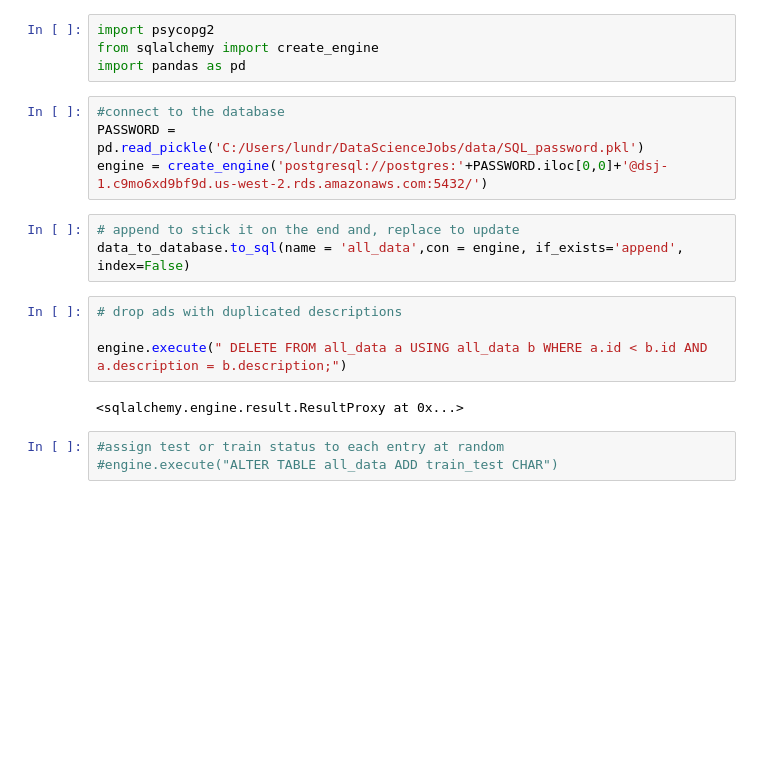
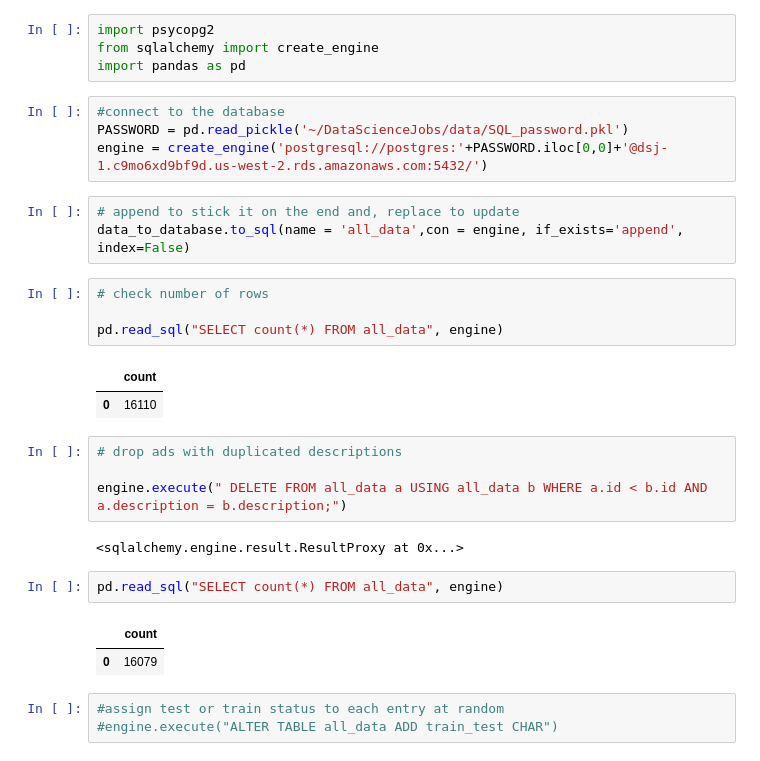
Before and after one commit to jamobe/DataScienceJobs, a Jupyter notebook: SQL/DatabaseAdditionsWorkflow.ipynb, the cells around one changed output. Saved outputs shown, nothing was run; the diff lists cells and outputs as text; blank space fills up the shorter version.

```diff
--- a/SQL/DatabaseAdditionsWorkflow.ipynb
+++ b/SQL/DatabaseAdditionsWorkflow.ipynb
@@ -10,17 +10,29 @@ from sqlalchemy import create_engine
 import pandas as pd
 # %%
 #connect to the database
-PASSWORD = pd.read_pickle('C:/Users/lundr/DataScienceJobs/data/SQL_password.pkl')
+PASSWORD = pd.read_pickle('~/DataScienceJobs/data/SQL_password.pkl')
 engine = create_engine('postgresql://postgres:'+PASSWORD.iloc[0,0]+'@dsj-1.c9mo6xd9bf9d.us-west-2.rds.amazonaws.com:5432/')
 # %%
 # append to stick it on the end and, replace to update
 data_to_database.to_sql(name = 'all_data',con = engine, if_exists='append',  index=False)
+# %%
+# check number of rows
+
+pd.read_sql("SELECT count(*) FROM all_data", engine)
+# %% [output]
+|  | count |
+| 0 | 16110 |
 # %%
 # drop ads with duplicated descriptions
 
 engine.execute(" DELETE FROM all_data a USING all_data b WHERE a.id < b.id AND a.description = b.description;")
 # %% [output]
 <sqlalchemy.engine.result.ResultProxy at 0x...>
+# %%
+pd.read_sql("SELECT count(*) FROM all_data", engine)
+# %% [output]
+|  | count |
+| 0 | 16079 |
 # %%
 #assign test or train status to each entry at random
 #engine.execute("ALTER TABLE all_data ADD train_test CHAR")
```
Also changed, not shown: parts of 12 cells of this notebook, 2 other files.
